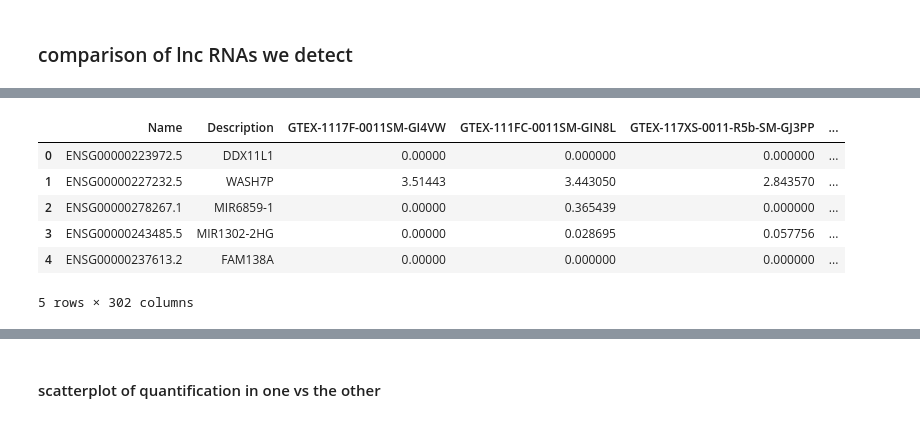
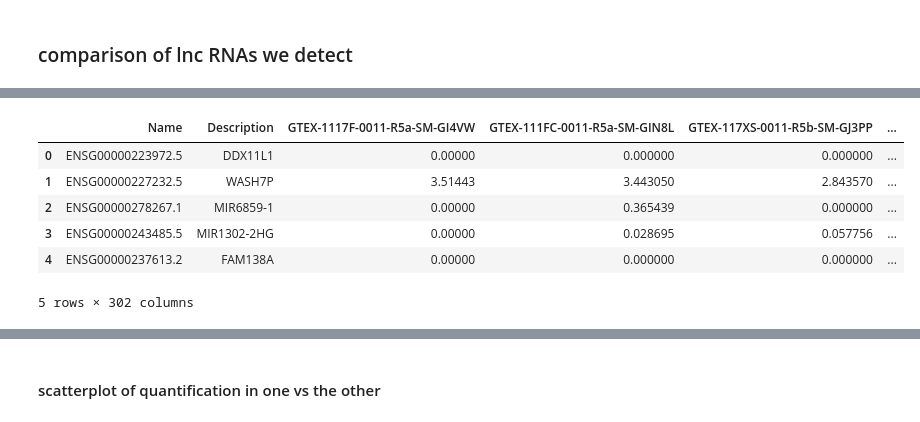
Before and after one commit to danielnachun/gtex-gencode47, a Jupyter notebook: notebooks/analyze_lncrna_quantification.ipynb, the cells around one changed output, grey strips where cells are left out. Saved outputs shown, nothing was run; the diff lists cells and outputs as text; code cells hidden in the pictures.

```diff
--- a/notebooks/analyze_lncrna_quantification.ipynb
+++ b/notebooks/analyze_lncrna_quantification.ipynb
@@ -20,9 +21,9 @@ import os
 # %%
-gencode_v39_path = "/home/klawren/oak/gtex/data/references/old_gencode/gencode.v39.annotation.gtf"
-gencode_v47_path = "/home/klawren/oak/gtex/data/references/gencode.v47.annotation.gtf"
+gencode_v39_path = "/home/klawren/oak/gtex/data/other_references/gencode.v39.annotation.gtf"
+gencode_v47_path = "/home/klawren/oak/gtex/data/realign_references/gencode.v47.annotation.gtf"
 
-v10_quantificaiton_path = "/home/klawren/oak/gtex/data/references/old_gencode/gene_tpm_v10_brain_caudate_basal_ganglia.gct.gz"
-v11_quantificaiton_dir = "/home/klawren/oak/gtex/caudate_analysis/output"
+v10_quantificaiton_path = "/home/klawren/oak/gtex/data/other_references/v10/gene_tpm_v10_brain_caudate_basal_ganglia.gct.gz"
+v11_quantificaiton_dir = "/home/klawren/oak/gtex/output/caudate_analysis"
 # %% [markdown]
 ### comparison of gencode annotations
 # %%
@@ -215,11 +222,11 @@ GTEX-13N1W-0011-R5b-SM-5MR5Q.gene_tpm.gct.gz
 # %%
-# load in tpm quantification
+# load in tpm quantification for v10
 tpm_v10 = pd.read_csv(v10_quantificaiton_path, sep='\t', skiprows=2)
 # replace the sample ids to match the format in v11
-tpm_v10.columns = tpm_v10.columns.str.replace('-R5a-', '', regex=False)
+# tpm_v10.columns = tpm_v10.columns.str.replace('-R5a-', '', regex=False)
 tpm_v10.head()
 # %% [output]
-|  | Name | Description | GTEX-1117F-0011SM-GI4VW | GTEX-111FC-0011SM-GIN8L | GTEX-117XS-0011-R5b-SM-GJ3PP | ... |
+|  | Name | Description | GTEX-1117F-0011-R5a-SM-GI4VW | GTEX-111FC-0011-R5a-SM-GIN8L | GTEX-117XS-0011-R5b-SM-GJ3PP | ... |
 | 0 | ENSG00000223972.5 | DDX11L1 | 0.00000 | 0.000000 | 0.000000 | ... |
 | 1 | ENSG00000227232.5 | WASH7P | 3.51443 | 3.443050 | 2.843570 | ... |
 | 2 | ENSG00000278267.1 | MIR6859-1 | 0.00000 | 0.365439 | 0.000000 | ... |
```
Also changed, not shown: parts of 27 cells of this notebook, 17 other files.
